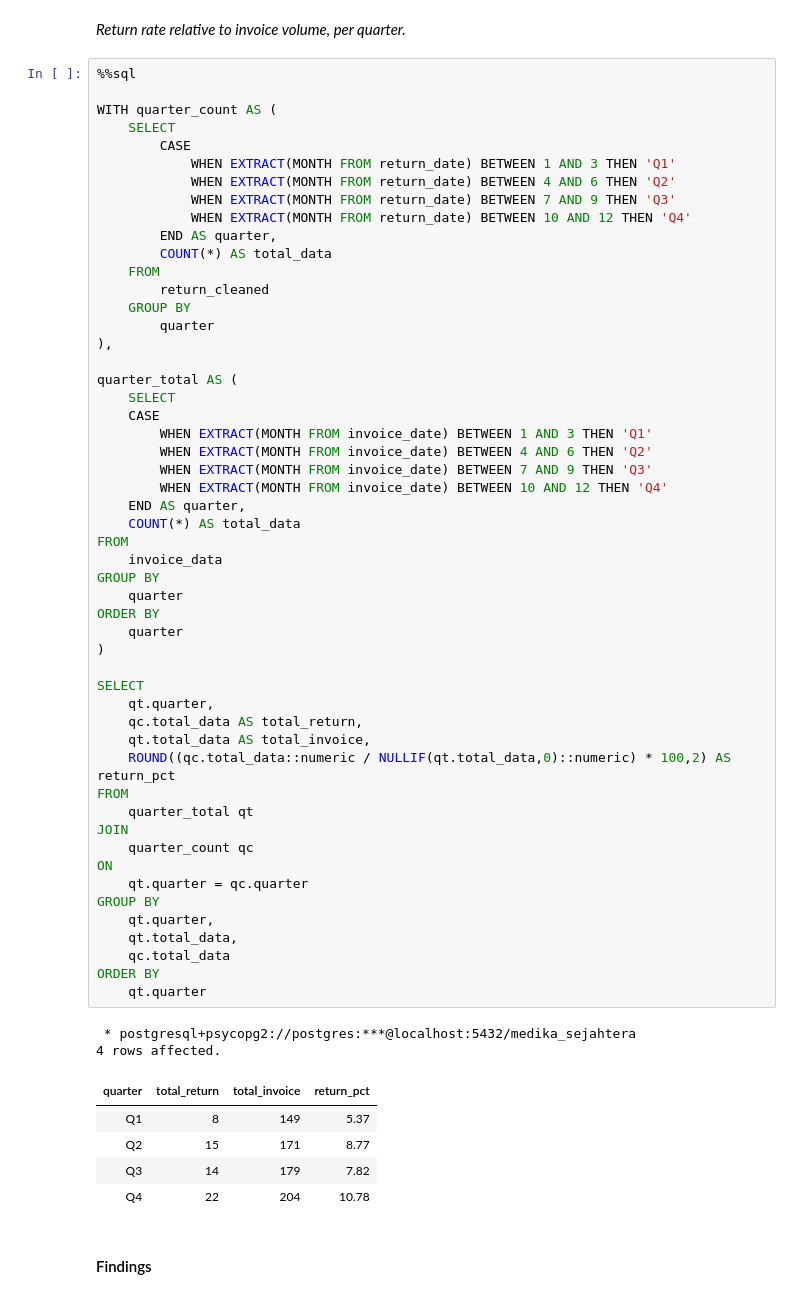
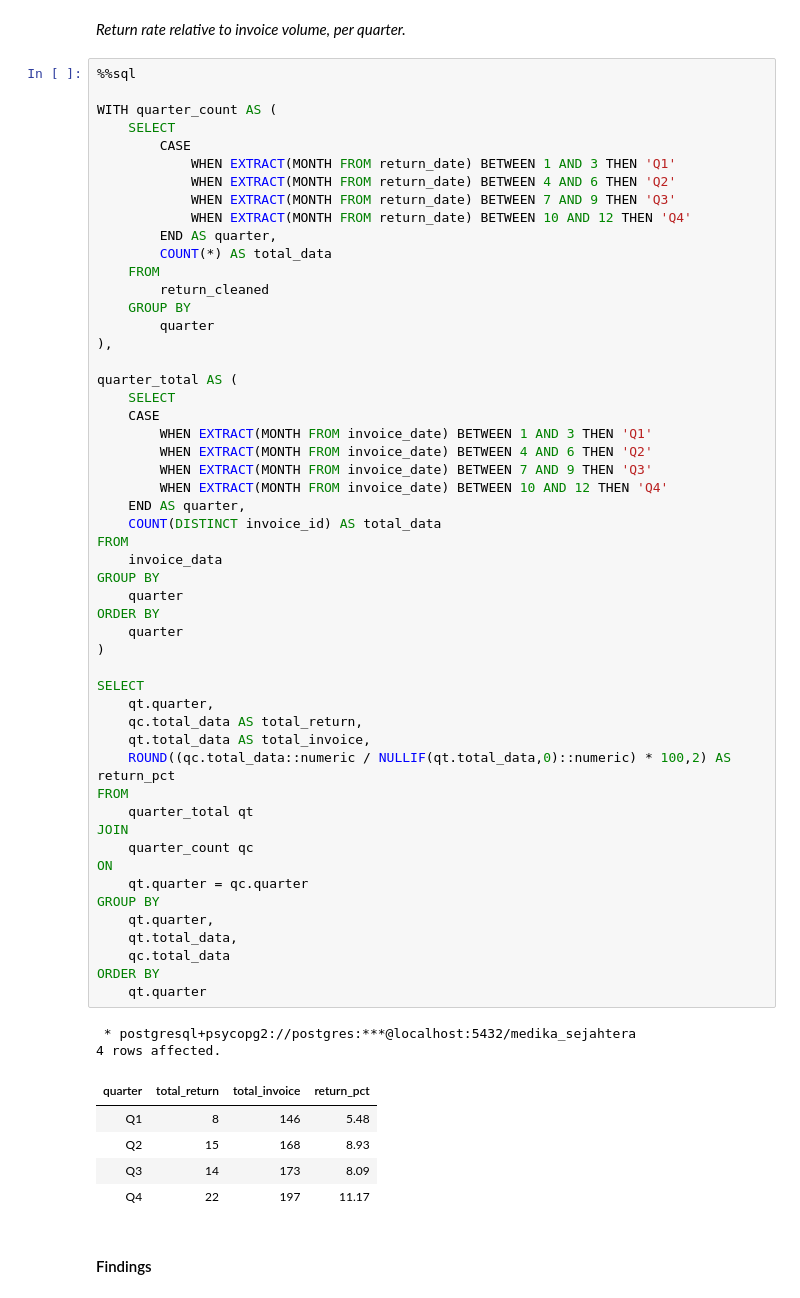
Before and after one commit to Rpfitrah/return-analysis-medika-sejahtera, a Jupyter notebook: Notebook/EDA.ipynb, the cells around one changed output. Drawn from its saved outputs; the diff is of its cells as text.

```diff
--- a/Notebook/EDA.ipynb
+++ b/Notebook/EDA.ipynb
@@ -1123,40 +1124,40 @@ quarter_total AS (
         WHEN EXTRACT(MONTH FROM invoice_date) BETWEEN 7 AND 9 THEN 'Q3'
         WHEN EXTRACT(MONTH FROM invoice_date) BETWEEN 10 AND 12 THEN 'Q4'
     END AS quarter,
-    COUNT(*) AS total_data
+    COUNT(DISTINCT invoice_id) AS total_data
 FROM
     invoice_data
 GROUP BY
     quarter
 ORDER BY
     quarter
 )
 
 SELECT
     qt.quarter,
     qc.total_data AS total_return,
     qt.total_data AS total_invoice,
     ROUND((qc.total_data::numeric / NULLIF(qt.total_data,0)::numeric) * 100,2) AS return_pct
 FROM
     quarter_total qt
 JOIN
     quarter_count qc
 ON
     qt.quarter = qc.quarter
 GROUP BY
     qt.quarter,
     qt.total_data,
     qc.total_data
 ORDER BY
     qt.quarter
 # %% [output]
  * postgresql+psycopg2://postgres:***@localhost:5432/medika_sejahtera
 4 rows affected.
 | quarter | total_return | total_invoice | return_pct |
-| Q1 | 8 | 149 | 5.37 |
-| Q2 | 15 | 171 | 8.77 |
-| Q3 | 14 | 179 | 7.82 |
-| Q4 | 22 | 204 | 10.78 |
+| Q1 | 8 | 146 | 5.48 |
+| Q2 | 15 | 168 | 8.93 |
+| Q3 | 14 | 173 | 8.09 |
+| Q4 | 22 | 197 | 11.17 |
 # %% [markdown]
 #### Findings
 # %% [markdown]
```
Also changed, not shown: parts of 6 cells of this notebook.
